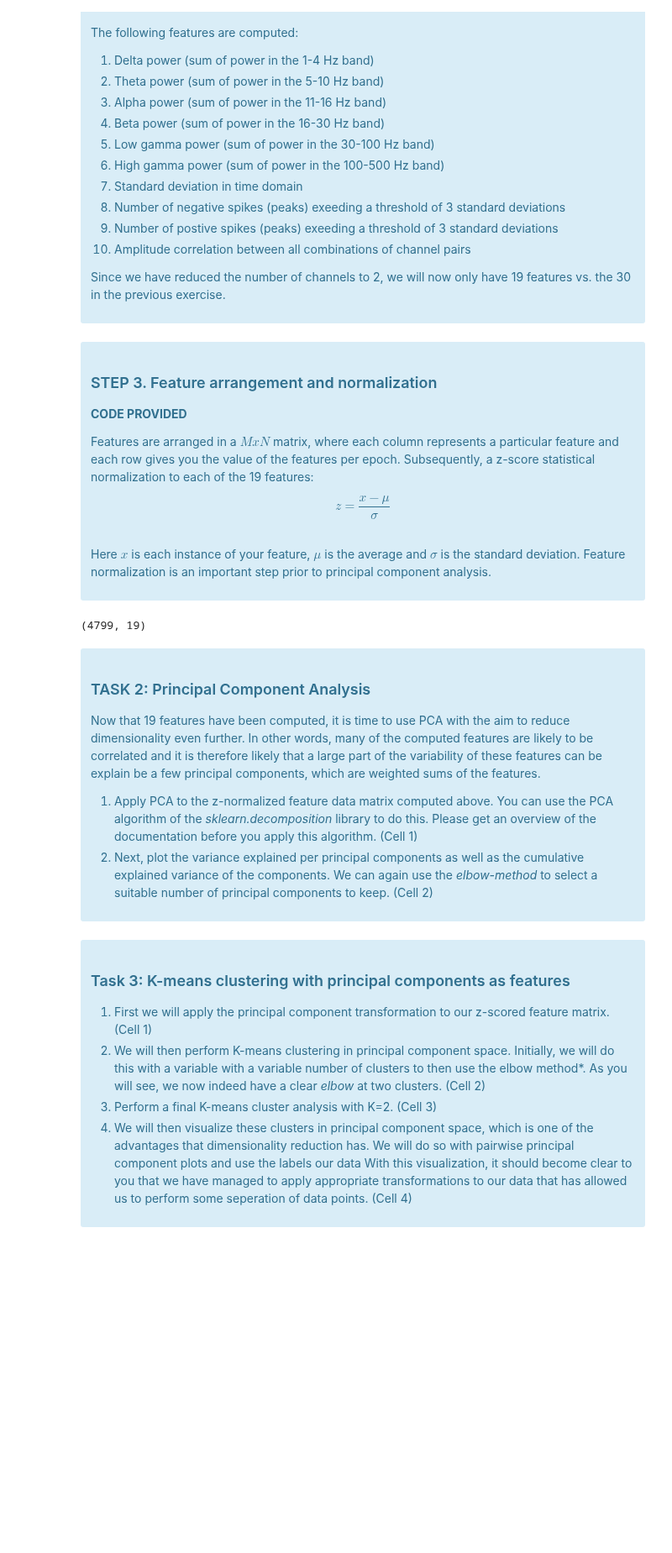
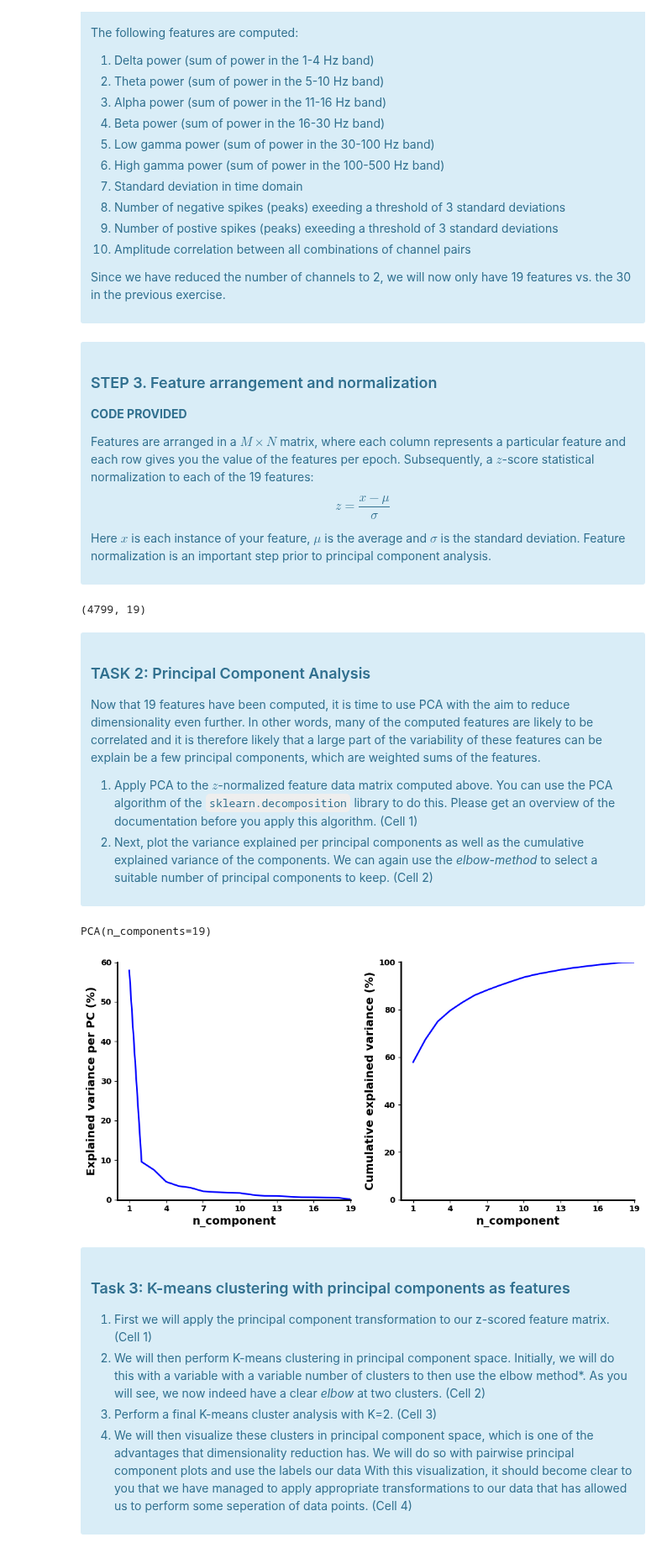
Before and after one commit to mrcocolinho/MSPS-Assignments, a Jupyter notebook: Notebooks/Assignment 10/Ex10_2023.ipynb, the cells around one changed output. Shown at 84% size. Drawn from its saved outputs; the diff is of its cells as text; code cells hidden in the pictures; blank space fills up the shorter version.

````diff
--- a/Notebooks/Assignment 10/Ex10_2023.ipynb
+++ b/Notebooks/Assignment 10/Ex10_2023.ipynb
@@ -277,12 +278,12 @@ for i in range(n_epochs):
 
 
 
-Features are arranged in a $M x N$ matrix, where each column represents a particular feature and each row gives you the value of the features per epoch. Subsequently, a z-score statistical normalization to each of the 19 features:
+Features are arranged in a $M \times N$ matrix, where each column represents a particular feature and each row gives you the value of the features per epoch. Subsequently, a $z$-score statistical normalization to each of the 19 features:
 
 $$
     z = \dfrac{{x - \mu}}{{\sigma}}
 $$
-<br>
+
 Here $x$ is each instance of your feature, $\mu$ is the average and $\sigma$ is the standard deviation. Feature normalization is an important step prior to principal component analysis.
 # %%
 feature_matrix = np.row_stack((f1_delta_power,
@@ -313,50 +314,71 @@ print(np.shape(z_feature_matrix))
 ### TASK 2: Principal Component Analysis
 Now that 19 features have been computed, it is time to use PCA with the aim to reduce dimensionality even further. In other words, many of the computed features are likely to be correlated and it is therefore likely that a large part of the variability of these features can be explain be a few principal components, which are weighted sums of the features.
 
-1. Apply PCA to the z-normalized feature data matrix computed above. You can use the PCA algorithm of the *sklearn.decomposition* library to do this. Please get an overview of the documentation before you apply this algorithm. (Cell 1)
+1. Apply PCA to the $z$-normalized feature data matrix computed above. You can use the PCA algorithm of the ```sklearn.decomposition``` library to do this. Please get an overview of the documentation before you apply this algorithm. (Cell 1)
 2. Next, plot the variance explained per principal components as well as the cumulative explained variance of the components. We can again use the *elbow-method* to select a suitable number of principal components to keep. (Cell 2)
 # %%
 # Cell 1: Code for PCA
+
+## get the PCA method
+n_components = z_feature_matrix.shape[1]
+PCA = sklearn.decomposition.PCA(n_components = n)
+
+## apply this method to the (normalised) data
+PCA.fit(z_feature_matrix)
+# %% [output]
+PCA(n_components=19)
 # %%
 # Cell 2: Plot explained variance of principal components, use template code below
 # Remember to convert explained variance into % (i.e x 100)
 
+## variables
+### explained variance
+variance = PCA.explained_variance_ratio_*100
 
+### cumulative explained variance
+cum_sum =  np.cumsum(variance)
+
+### component number
+component_number = np.arange(1, 20, 1)
+
+## plotting everything together
 plt.rcParams["font.weight"] = "bold"
 plt.rcParams["axes.labelweight"] = "bold"
 fig, ax = plt.subplots(nrows=1, ncols=2, figsize=(10,5))
 
 # provide the plotting variables below
-#ax[0].plot(component_number, variance, linewidth=2, color = 'b') # provide t,y for function
+ax[0].plot(component_number, variance, linewidth=2, color = 'b') # provide t,y for function
 ax[0].spines['top'].set_visible(False)
 ax[0].spines['right'].set_visible(False)
 ax[0].spines['bottom'].set_linewidth(2)
 ax[0].spines['left'].set_linewidth(2)
 ax[0].set_xticks([1, 4, 7, 10, 13, 16, 19])
 ax[0].set_xticklabels([1, 4, 7, 10, 13, 16, 19])
 #ax[0].set_yticks([0, 20, 40, 60])
 #ax[0].set_yticklabels([0, 20, 40, 60])
 ax[0].set_ylabel('Explained variance per PC (%)', fontsize=14, fontweight='bold')
 ax[0].set_xlabel('n_component', fontsize=14, fontweight='bold')
 ax[0].set_xlim(0, n_components)
 ax[0].set_ylim(0, 60)
 
 # provide the plotting variables below
-#ax[1].plot(component_number, cum_sum, linewidth=2, color = 'b') # provide t,y for function
+ax[1].plot(component_number, cum_sum, linewidth=2, color = 'b') # provide t,y for function
 ax[1].spines['top'].set_visible(False)
 ax[1].spines['right'].set_visible(False)
 ax[1].spines['bottom'].set_linewidth(2)
 ax[1].spines['left'].set_linewidth(2)
 ax[1].set_xticks([1, 4, 7, 10, 13, 16, 19])
 ax[1].set_xticklabels([1, 4, 7, 10, 13, 16, 19])
 ax[1].set_yticks([0, 20, 40, 60, 80, 100])
 ax[1].set_yticklabels([0, 20, 40, 60, 80, 100])
 ax[1].set_ylabel('Cumulative explained variance (%)', fontsize=14, fontweight='bold')
 ax[1].set_xlabel('n_component', fontsize=14, fontweight='bold')
 ax[1].set_xlim(0, n_components)
 ax[1].set_ylim(0, 100)
 
 plt.tight_layout()
+# %% [output]
+[figure, added]
 # %% [markdown]
 <div class="alert alert-info">
 
````
Also changed, not shown: parts of 4 cells of this notebook.
